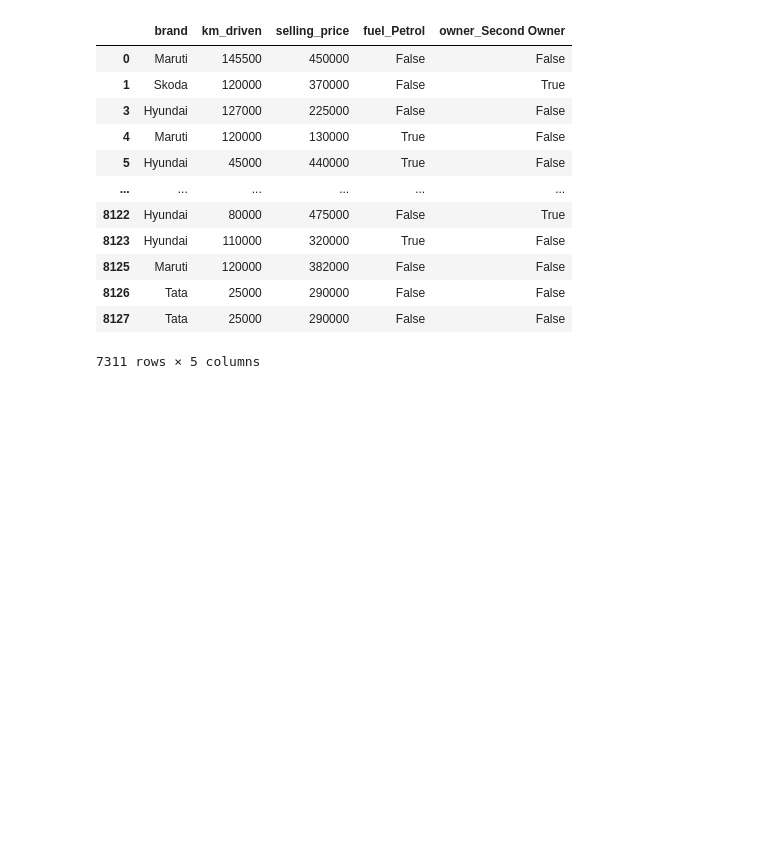
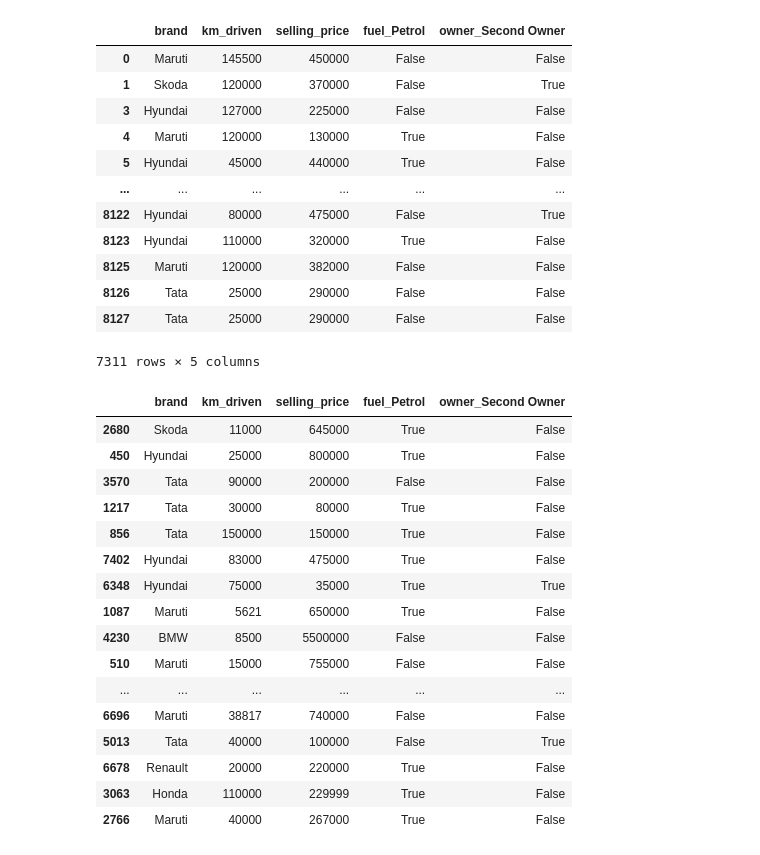
Before and after one commit to BangerVanos/IDA, a Jupyter notebook: LR2/lw_4.ipynb, the cells around one changed output. Cells and saved outputs as stored; diff of their text form; code cells hidden in the pictures; blank space fills up the shorter version.

```diff
--- a/LR2/lw_4.ipynb
+++ b/LR2/lw_4.ipynb
@@ -384,3 +393,23 @@ encoded_df
 | 8126 | Tata | 25000 | 290000 | False | False |
 | 8127 | Tata | 25000 | 290000 | False | False |
 7311 rows × 5 columns
+# %%
+encoded_df.sample(20)
+# %% [output]
+|  | brand | km_driven | selling_price | fuel_Petrol | owner_Second Owner |
+| 2680 | Skoda | 11000 | 645000 | True | False |
+| 450 | Hyundai | 25000 | 800000 | True | False |
+| 3570 | Tata | 90000 | 200000 | False | False |
+| 1217 | Tata | 30000 | 80000 | True | False |
+| 856 | Tata | 150000 | 150000 | True | False |
+| 7402 | Hyundai | 83000 | 475000 | True | False |
+| 6348 | Hyundai | 75000 | 35000 | True | True |
+| 1087 | Maruti | 5621 | 650000 | True | False |
+| 4230 | BMW | 8500 | 5500000 | False | False |
+| 510 | Maruti | 15000 | 755000 | False | False |
+| ... | ... | ... | ... | ... | ... |
+| 6696 | Maruti | 38817 | 740000 | False | False |
+| 5013 | Tata | 40000 | 100000 | False | True |
+| 6678 | Renault | 20000 | 220000 | True | False |
+| 3063 | Honda | 110000 | 229999 | True | False |
+| 2766 | Maruti | 40000 | 267000 | True | False |
```
Also changed, not shown: parts of 12 cells of this notebook.
